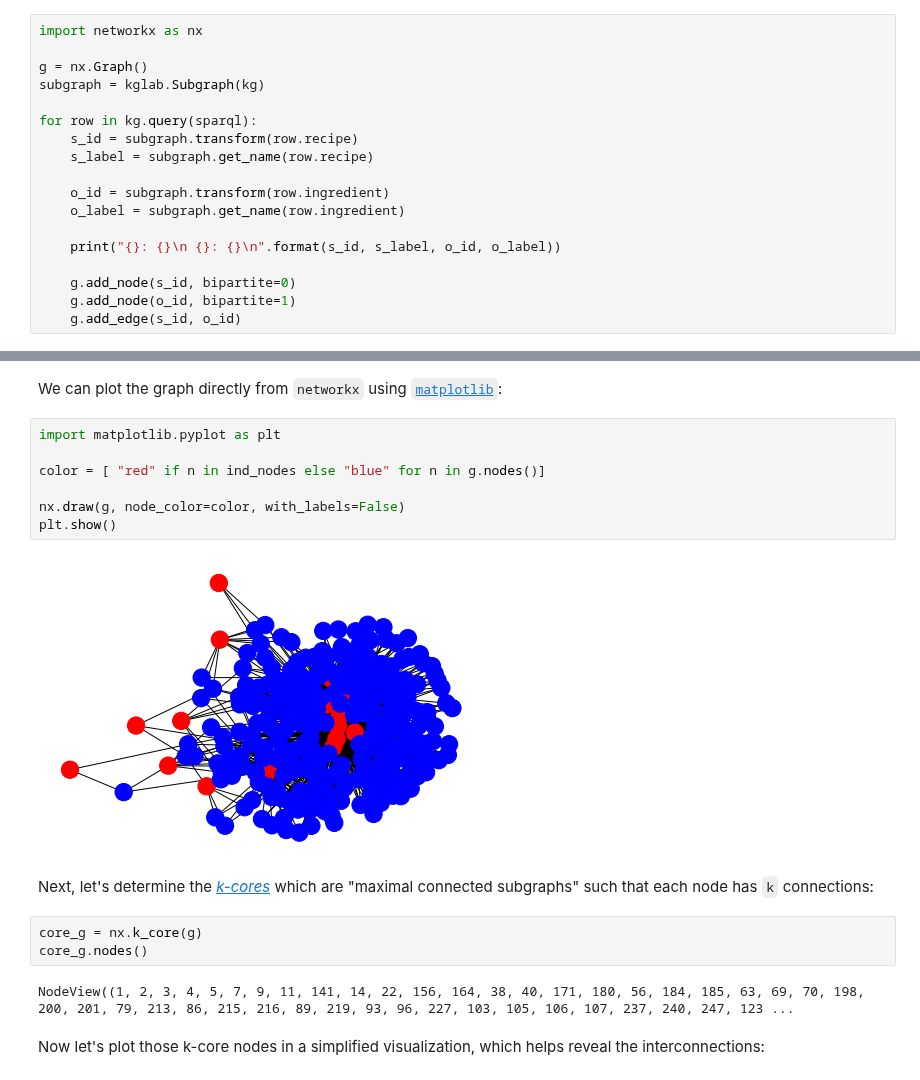
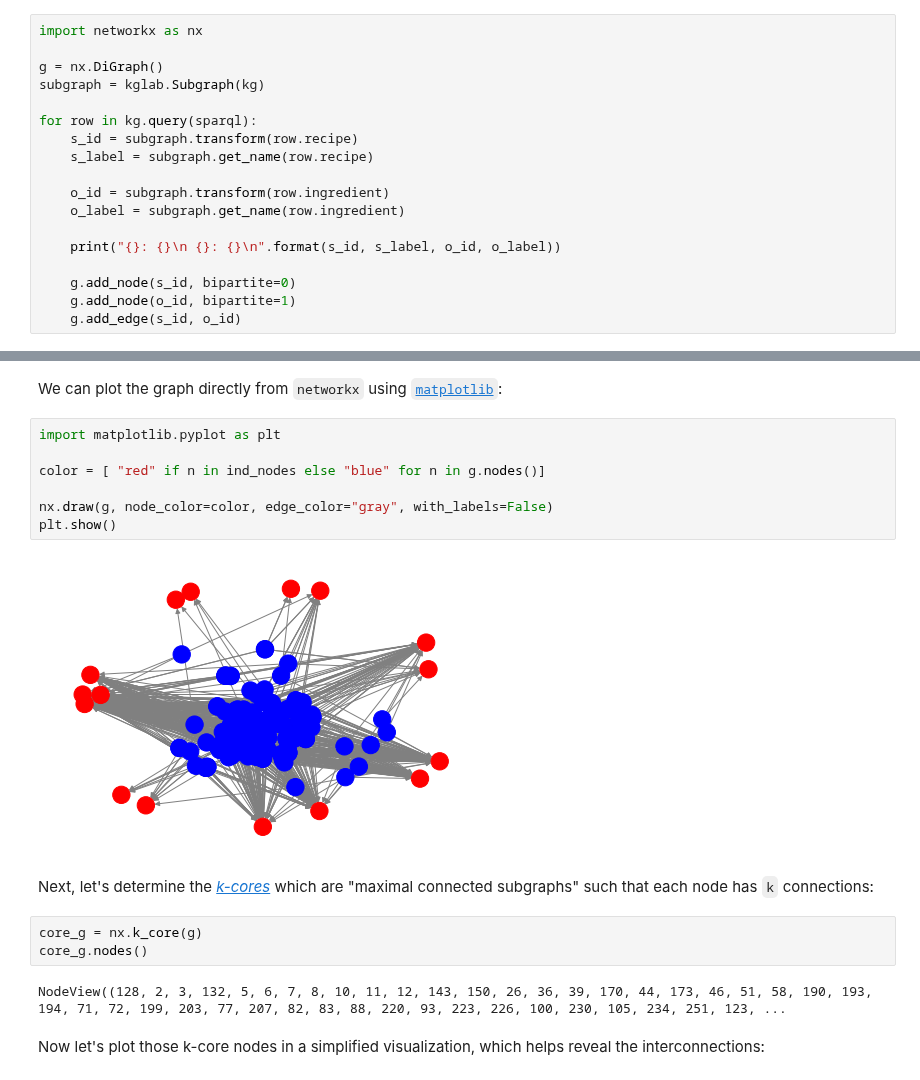
Before and after one commit to DerwenAI/kglab, a Jupyter notebook: ex07.ipynb, the cells around one changed output, grey strips where cells are left out. Saved outputs shown, nothing was run; the diff lists cells and outputs as text.

```diff
--- a/ex07.ipynb
+++ b/ex07.ipynb
@@ -60,7 +63,7 @@ Note that the `bipartite=` parameter identifies the subject and object nodes to
 # %%
 import networkx as nx
 
-g = nx.Graph()
+g = nx.DiGraph()
 subgraph = kglab.Subgraph(kg)
 
 for row in kg.query(sparql):
@@ -174,19 +232,19 @@ We can plot the graph directly from `networkx` using [`matplotlib`](https://matp
 # %%
 import matplotlib.pyplot as plt
 
 color = [ "red" if n in ind_nodes else "blue" for n in g.nodes()]
 
-nx.draw(g, node_color=color, with_labels=False)
+nx.draw(g, node_color=color, edge_color="gray", with_labels=False)
 plt.show()
 # %% [output]
-[figure, old version]
+[figure, new version]
 # %% [markdown]
 Next, let's determine the [*k-cores*](https://en.wikipedia.org/wiki/Degeneracy_(graph_theory)#k-Cores) which are "maximal connected subgraphs" such that each node has `k` connections:
 # %%
 core_g = nx.k_core(g)
 core_g.nodes()
 # %% [output]
-NodeView((1, 2, 3, 4, 5, 7, 9, 11, 141, 14, 22, 156, 164, 38, 40, 171, 180, 56, 184, 185, 63, 69, 70, 198, 200, 201, 79, 213, 86, 215, 216, 89, 219, 93, 96, 227, 103, 105, 106, 107, 237, 240, 247, 123 ...
+NodeView((128, 2, 3, 132, 5, 6, 7, 8, 10, 11, 12, 143, 150, 26, 36, 39, 170, 44, 173, 46, 51, 58, 190, 193, 194, 71, 72, 199, 203, 77, 207, 82, 83, 88, 220, 93, 223, 226, 100, 230, 105, 234, 251, 123, ...
 # %% [markdown]
 Now let's plot those k-core nodes in a simplified visualization, which helps reveal the interconnections:
 # %%
```
Also changed, not shown: parts of 28 cells of this notebook, 2 other files.
